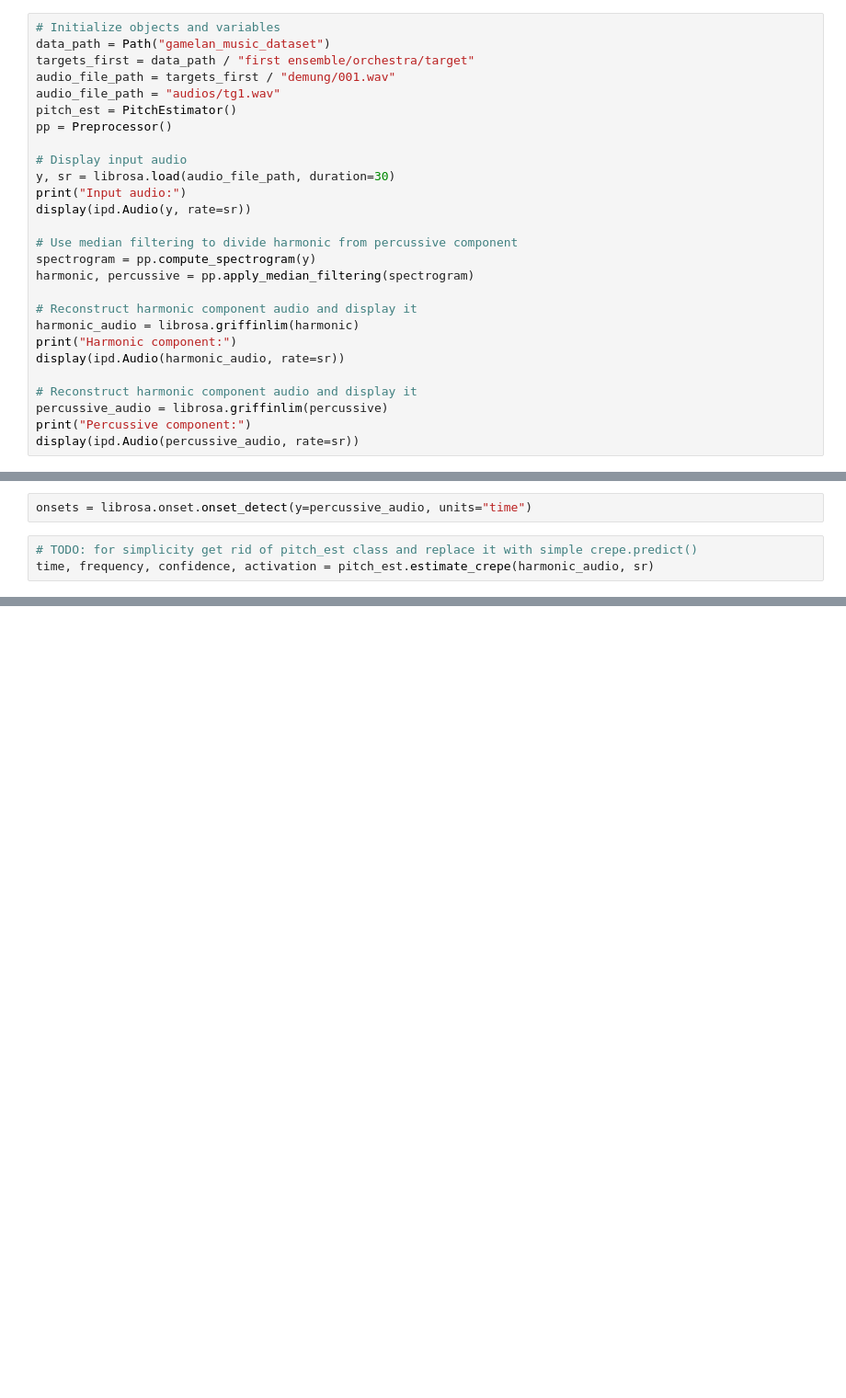
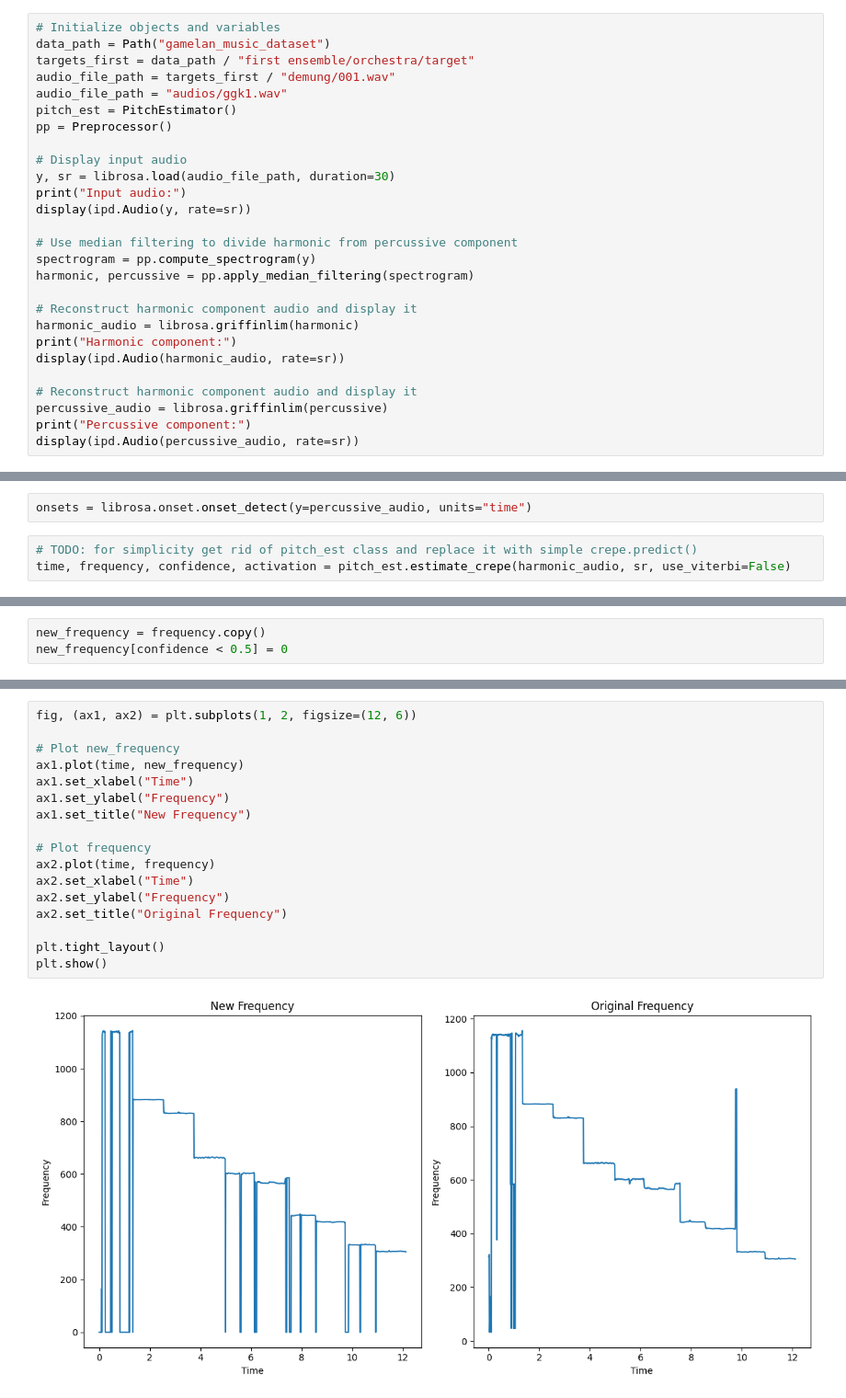
Before and after one commit to Masetto96/mir-gamelan, a Jupyter notebook: pipeline-alex.ipynb, the cells around one changed output, grey strips where cells are left out. Shown at 92% size. Saved outputs shown, nothing was run; the diff lists cells and outputs as text; blank space fills up the shorter version.

Commit message:
add new audio update pipeline

```diff
--- a/pipeline-alex.ipynb
+++ b/pipeline-alex.ipynb
@@ -19,7 +21,7 @@ from tuning_similarity import TuningSimilarityComputer
 data_path = Path("gamelan_music_dataset")
 targets_first = data_path / "first ensemble/orchestra/target"
 audio_file_path = targets_first / "demung/001.wav"
-audio_file_path = "audios/tg1.wav"
+audio_file_path = "audios/ggk1.wav"
 pitch_est = PitchEstimator()
 pp = Preprocessor()
 
@@ -89,4 +102,4 @@ plt.show()
 onsets = librosa.onset.onset_detect(y=percussive_audio, units="time")
 # %%
 # TODO: for simplicity get rid of pitch_est class and replace it with simple crepe.predict()
-time, frequency, confidence, activation = pitch_est.estimate_crepe(harmonic_audio, sr)
+time, frequency, confidence, activation = pitch_est.estimate_crepe(harmonic_audio, sr, use_viterbi=False)
@@ -93,3 +108,6 @@ time, frequency, confidence, activation = pitch_est.estimate_crepe(harmonic_audi
+# %%
+new_frequency = frequency.copy()
+new_frequency[confidence < 0.5] = 0
 # %%
 # NOT IN USE
 # import utils as u
@@ -103,3 +115,22 @@ plt.title("Crepe Frequencies")
+# %%
+fig, (ax1, ax2) = plt.subplots(1, 2, figsize=(12, 6))
+
+# Plot new_frequency
+ax1.plot(time, new_frequency)
+ax1.set_xlabel("Time")
+ax1.set_ylabel("Frequency")
+ax1.set_title("New Frequency")
+
+# Plot frequency
+ax2.plot(time, frequency)
+ax2.set_xlabel("Time")
+ax2.set_ylabel("Frequency")
+ax2.set_title("Original Frequency")
+
+plt.tight_layout()
+plt.show()
+# %% [output]
+[figure, added]
 # %%
 tones = []
 stable_segments_idxs = []
```
Also changed, not shown: parts of 18 cells of this notebook, 1 other file.
